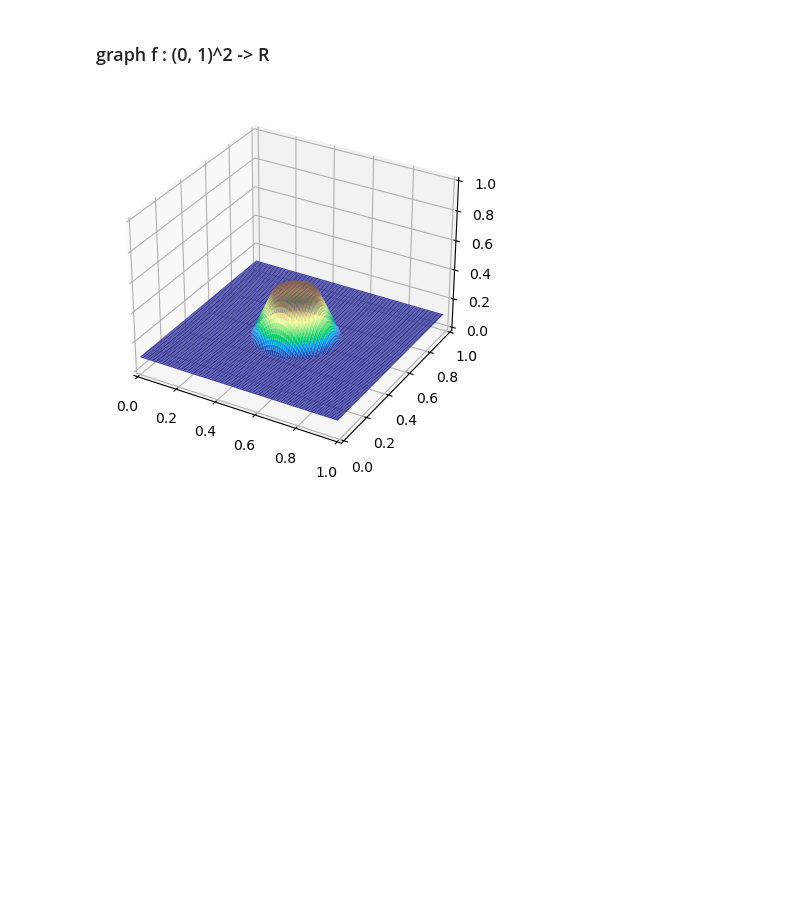
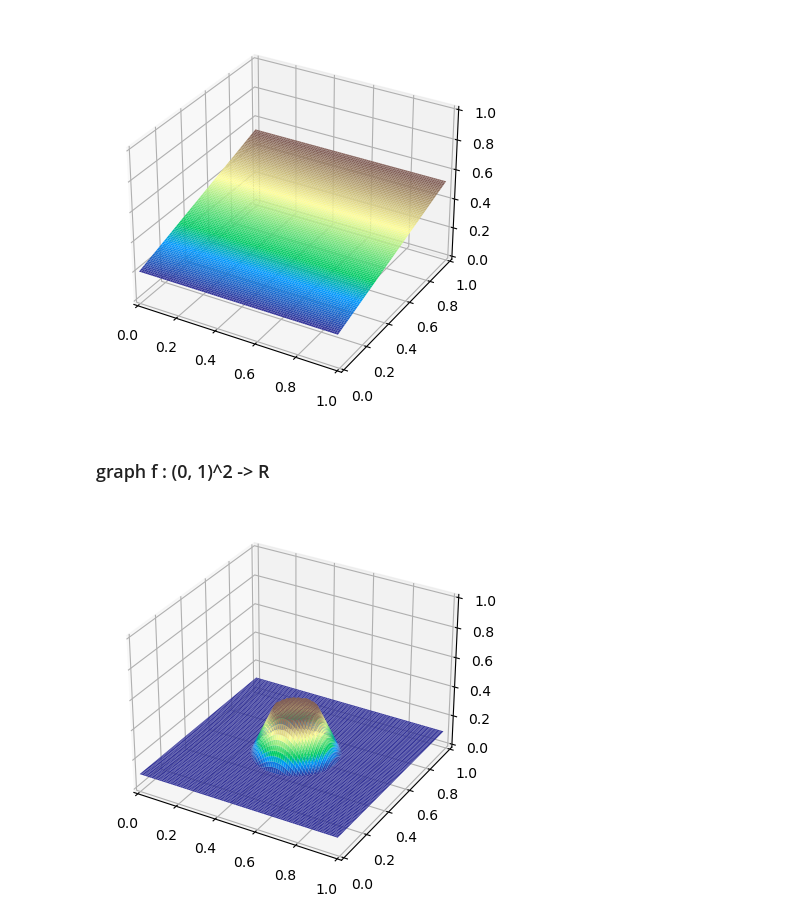
Before and after one commit to Polatucha16/SquareDivision, a Jupyter notebook: square_division_example.ipynb, the cells around one changed output. Saved outputs shown, nothing was run; the diff lists cells and outputs as text; code cells hidden in the pictures; blank space fills up the shorter version.

```diff
--- a/square_division_example.ipynb
+++ b/square_division_example.ipynb
@@ -34,3 +42,11 @@ All rectangles within tolerace
+# %%
+import numpy as np
+from SquareDivision.src.distributions import surface_perp_to
+from SquareDivision.draw.draw import draw_func
+surface_perp_to_kwargs = {'vect' : np.array([0, -1, 3]), 'val_at_0' : 0.2}
+draw_func(surface_perp_to, func_kwargs = surface_perp_to_kwargs )
+# %% [output]
+[figure, added]
 # %% [markdown]
 ### graph f : (0, 1)^2 -> R
 # %%
```
Also changed, not shown: parts of 2 cells of this notebook, 5 other files.
